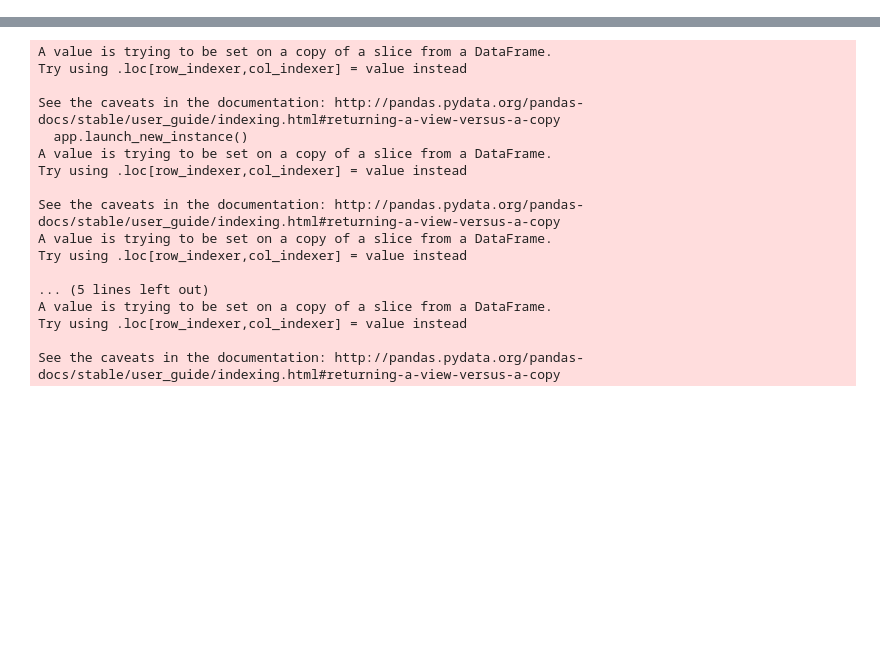
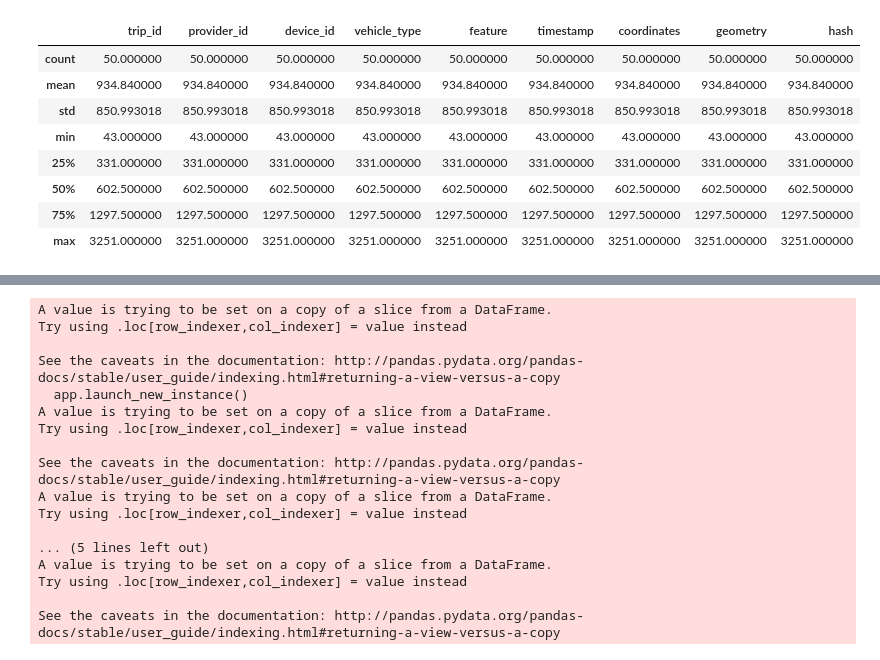
Before and after one commit to mike-mcdonald/notebooks, a Jupyter notebook: py/MDS sharedstreets tests.ipynb, the cells around one changed output, grey strips where cells are left out. Drawn from its saved outputs; the diff is of its cells as text; code cells hidden in the pictures; blank space fills up the shorter version.

```diff
--- a/py/MDS sharedstreets tests.ipynb
+++ b/py/MDS sharedstreets tests.ipynb
@@ -153,4 +277,4 @@ def safe_result(x):
     except:
         return None
 # %%
-df['shst'] = shst.map(safe_result)
+shst_df = shst.map(safe_result)
@@ -170,0 +281,7 @@ def parse_route(trip):
+# %%
+shst_df = pd.DataFrame({
+    'feature': np.concatenate(shst_df.map(lambda x: x['features']).values)
+})
+# %%
+shst_df['hash'] = shst_df.feature.map(lambda x: x['properties']['hash'])
+shst_df['candidates'] = shst_df.feature.map(lambda x: x['properties']['shstCandidates'])
@@ -170,0 +301,2 @@ def parse_route(trip):
+# %%
+route_df = route_df.merge(shst_df, on='hash').head()
@@ -170,0 +310,12 @@ def parse_route(trip):
+# %%
+route_df.groupby('cluster').count().describe()
+# %% [output]
+|  | trip_id | provider_id | device_id | vehicle_type | feature | timestamp | coordinates | geometry | hash |
+| count | 50.000000 | 50.000000 | 50.000000 | 50.000000 | 50.000000 | 50.000000 | 50.000000 | 50.000000 | 50.000000 |
+| mean | 934.840000 | 934.840000 | 934.840000 | 934.840000 | 934.840000 | 934.840000 | 934.840000 | 934.840000 | 934.840000 |
+| std | 850.993018 | 850.993018 | 850.993018 | 850.993018 | 850.993018 | 850.993018 | 850.993018 | 850.993018 | 850.993018 |
+| min | 43.000000 | 43.000000 | 43.000000 | 43.000000 | 43.000000 | 43.000000 | 43.000000 | 43.000000 | 43.000000 |
+| 25% | 331.000000 | 331.000000 | 331.000000 | 331.000000 | 331.000000 | 331.000000 | 331.000000 | 331.000000 | 331.000000 |
+| 50% | 602.500000 | 602.500000 | 602.500000 | 602.500000 | 602.500000 | 602.500000 | 602.500000 | 602.500000 | 602.500000 |
+| 75% | 1297.500000 | 1297.500000 | 1297.500000 | 1297.500000 | 1297.500000 | 1297.500000 | 1297.500000 | 1297.500000 | 1297.500000 |
+| max | 3251.000000 | 3251.000000 | 3251.000000 | 3251.000000 | 3251.000000 | 3251.000000 | 3251.000000 | 3251.000000 | 3251.000000 |
```
Also changed, not shown: parts of 38 cells of this notebook.
